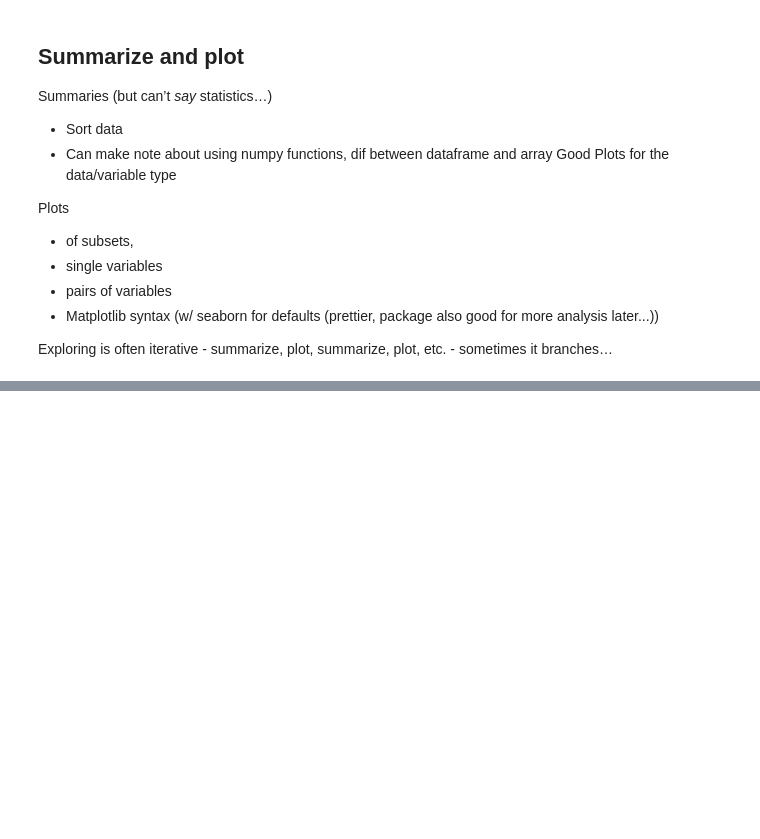
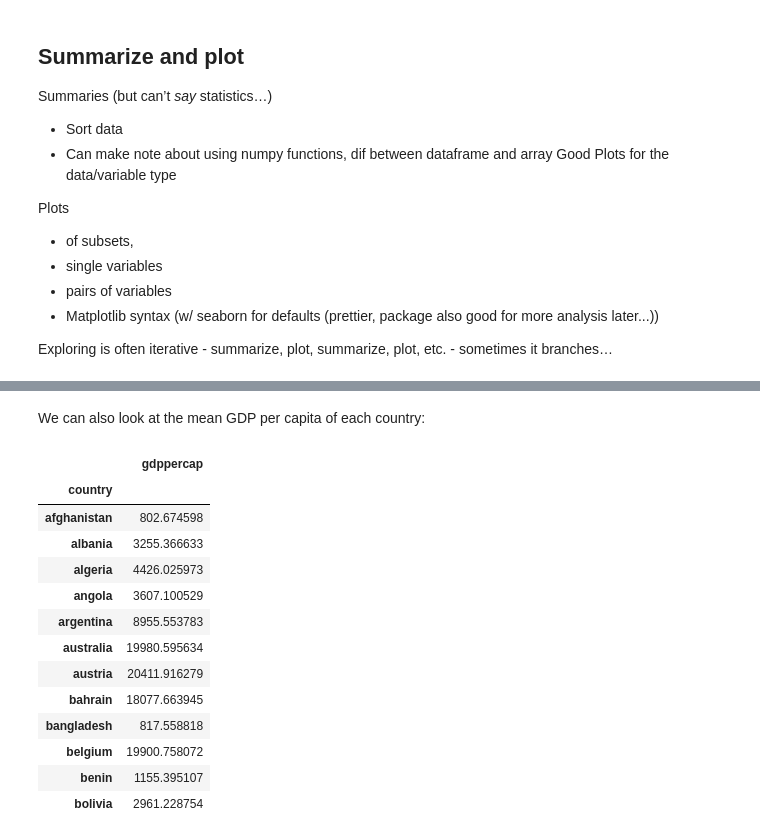
Before and after one commit to Reproducible-Science-Curriculum/data-exploration-RR-Jupyter, a Jupyter notebook: Data exploration.ipynb, the cells around one changed output, grey strips where cells are left out. Drawn from its saved outputs; the diff is of its cells as text; code cells hidden in the pictures; blank space fills up the shorter version.

```diff
--- a/Data exploration.ipynb
+++ b/Data exploration.ipynb
@@ -675,0 +759,19 @@ Exploring is often iterative - summarize, plot, summarize, plot, etc. - sometime
+# %% [markdown]
+We can also look at the mean GDP per capita of each country:
+# %%
+gapminder_comb[['country', 'gdppercap']].groupby(by='country').mean().head(12)
+# %% [output]
+|  | gdppercap |
+| country |  |
+| afghanistan | 802.674598 |
+| albania | 3255.366633 |
+| algeria | 4426.025973 |
+| angola | 3607.100529 |
+| argentina | 8955.553783 |
+| australia | 19980.595634 |
+| austria | 20411.916279 |
+| bahrain | 18077.663945 |
+| bangladesh | 817.558818 |
+| belgium | 19900.758072 |
+| benin | 1155.395107 |
+| bolivia | 2961.228754 |
```
Also changed, not shown: parts of 37 cells of this notebook.
